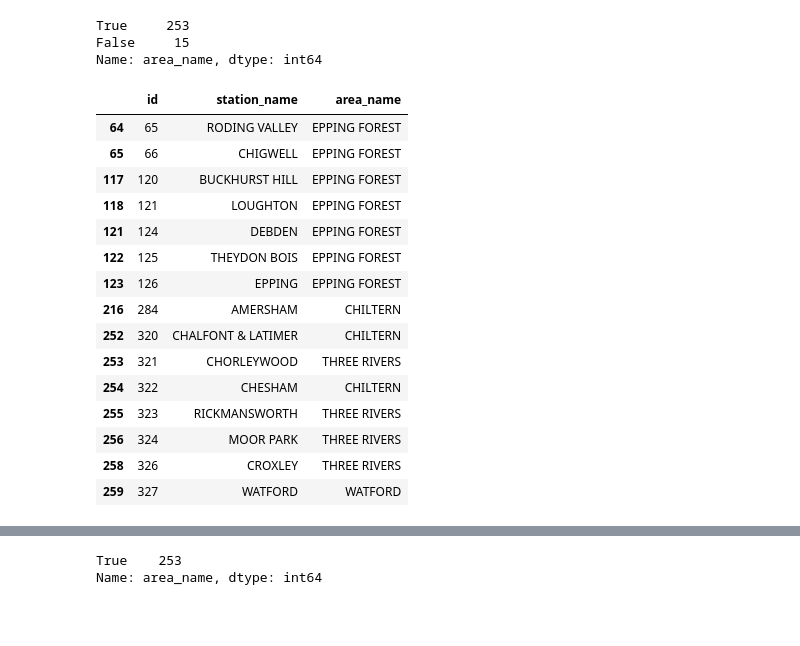
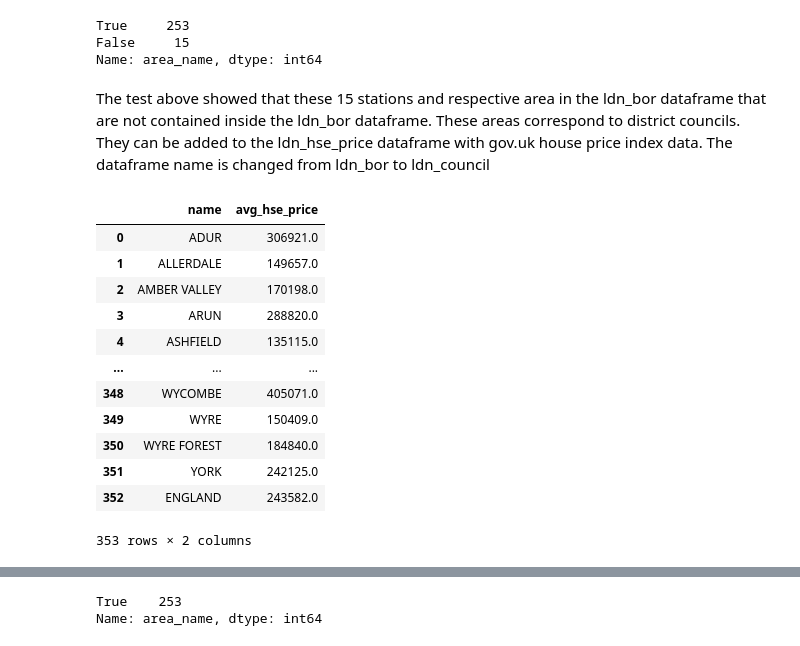
Before and after one commit to xu3n12/UK-Council-Data-Quality-Analysis, a Jupyter notebook: Data Cleaning.ipynb, the cells around one changed output, grey strips where cells are left out. Saved outputs shown, nothing was run; the diff lists cells and outputs as text; code cells hidden in the pictures; blank space fills up the shorter version.

```diff
--- a/Data Cleaning.ipynb
+++ b/Data Cleaning.ipynb
@@ -282,21 +262,6 @@ False     15
 Name: area_name, dtype: int64
 # %%
 d = c == False
-ldn_bor.loc[d]
+ldn_borx = ldn_bor.loc[d]
-# %% [output]
-|  | id | station_name | area_name |
-| 64 | 65 | RODING VALLEY | EPPING FOREST |
-| 65 | 66 | CHIGWELL | EPPING FOREST |
-| 117 | 120 | BUCKHURST HILL | EPPING FOREST |
-| 118 | 121 | LOUGHTON | EPPING FOREST |
-| 121 | 124 | DEBDEN | EPPING FOREST |
-| 122 | 125 | THEYDON BOIS | EPPING FOREST |
-| 123 | 126 | EPPING | EPPING FOREST |
-| 216 | 284 | AMERSHAM | CHILTERN |
-| 252 | 320 | CHALFONT & LATIMER | CHILTERN |
-| 253 | 321 | CHORLEYWOOD | THREE RIVERS |
-| 254 | 322 | CHESHAM | CHILTERN |
-| 255 | 323 | RICKMANSWORTH | THREE RIVERS |
-| 256 | 324 | MOOR PARK | THREE RIVERS |
-| 258 | 326 | CROXLEY | THREE RIVERS |
-| 259 | 327 | WATFORD | WATFORD |
+# %% [markdown]
+The test above showed that these 15 stations and respective area in the ldn_bor dataframe that are not contained inside the ldn_bor dataframe. These areas correspond to district councils. They can be added to the ldn_hse_price dataframe with gov.uk house price index data. The dataframe name is changed from ldn_bor to ldn_council
@@ -302,0 +270,30 @@ ldn_bor.loc[d]
+# %%
+raw_df = load_data(r'C:\Users\pjxph\Documents\Data Science Projects\The More The Merrier\raw data\England-annual-price-change-by-local-authority-2017-12 (1).csv')
+# %%
+raw_df['December 2017'] = raw_df['December 2017'].str.replace('�', '')
+df = data_wrangler(raw_df)
+df = df.select_cols(['Local authorities','December 2017'])
+df = data_wrangler(df)
+df = df.rename_cols(['name','avg_hse_price'])
+df = data_wrangler(df)
+df = df.adjust_col_dtypes({
+    'name' : str,
+    'avg_hse_price' : np.float64
+})
+df['name'] = df['name'].str.upper()
+ldn_hse_price_x = df
+ldn_hse_price_x
+# %% [output]
+|  | name | avg_hse_price |
+| 0 | ADUR | 306921.0 |
+| 1 | ALLERDALE | 149657.0 |
+| 2 | AMBER VALLEY | 170198.0 |
+| 3 | ARUN | 288820.0 |
+| 4 | ASHFIELD | 135115.0 |
+| ... | ... | ... |
+| 348 | WYCOMBE | 405071.0 |
+| 349 | WYRE | 150409.0 |
+| 350 | WYRE FOREST | 184840.0 |
+| 351 | YORK | 242125.0 |
+| 352 | ENGLAND | 243582.0 |
+353 rows × 2 columns
```
Also changed, not shown: parts of 21 cells of this notebook.
